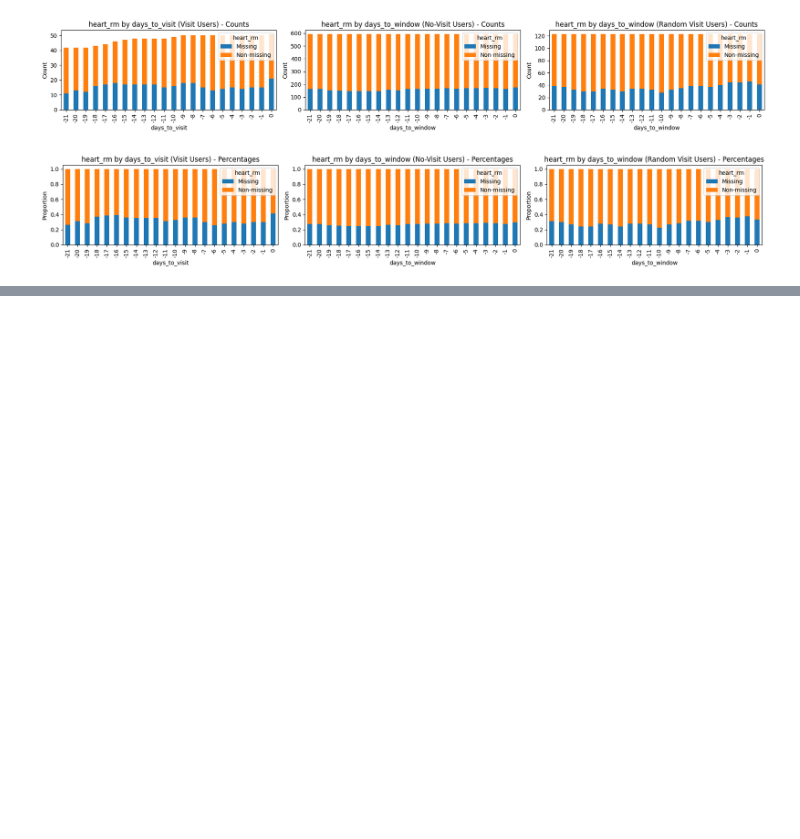
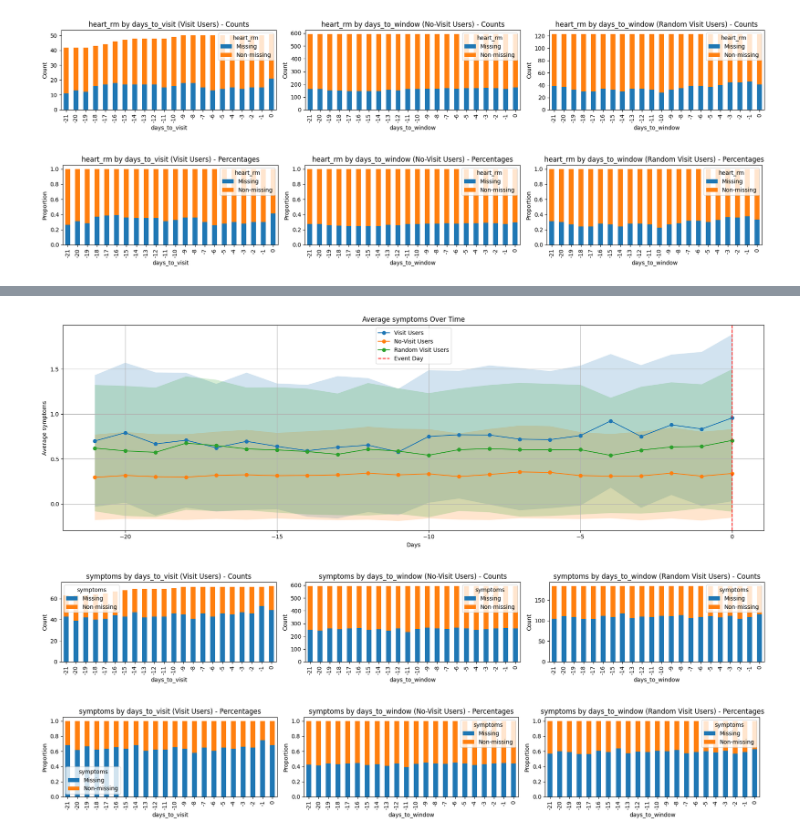
Before and after one commit to jhdaws/mhealth_classification, a Jupyter notebook: data_exploration/rolling_mean.ipynb, the cells around one changed output, grey strips where cells are left out. Saved outputs shown, nothing was run; the diff lists cells and outputs as text; code cells hidden in the pictures; blank space fills up the shorter version.

```diff
--- a/data_exploration/rolling_mean.ipynb
+++ b/data_exploration/rolling_mean.ipynb
@@ -465,0 +624,6 @@ plot_feature_comparison_3(visit_3wk, no_visit_3wk, random_visit_3wk, 'heart_rm',
+# %%
+plot_feature_comparison_3(visit_3wk, no_visit_3wk, random_visit_3wk, 'symptoms', bin_continuous=True)
+# %% [output]
+[figure, added]
+[figure, added]
+[figure, added]
```
Also changed, not shown: parts of 14 cells of this notebook.
